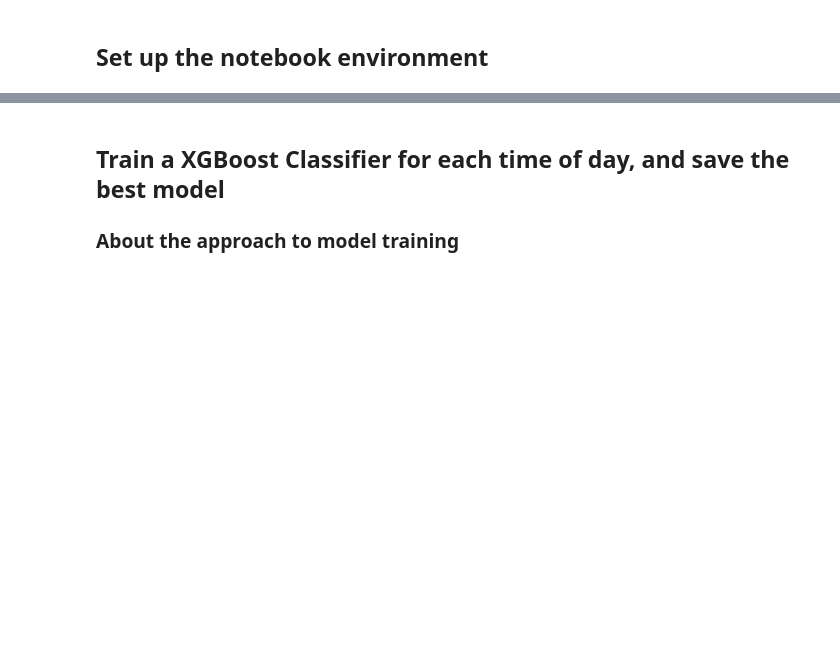
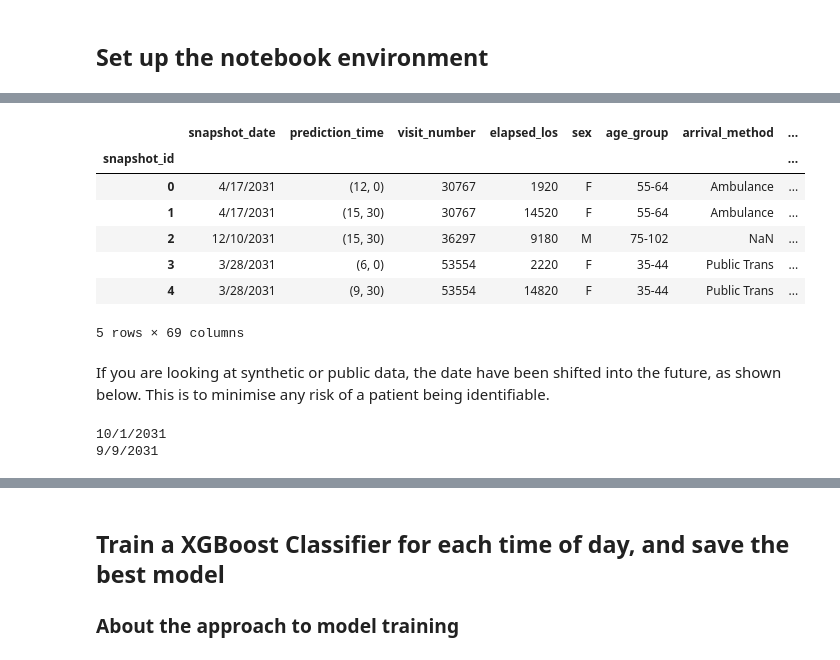
Before and after one commit to zmek/patientflow, a Jupyter notebook: notebooks/4a_Predict_probability_of_admission_from_ED.ipynb, the cells around one changed output, grey strips where cells are left out. Drawn from its saved outputs; the diff is of its cells as text; code cells hidden in the pictures; blank space fills up the shorter version.

```diff
--- a/notebooks/4a_Predict_probability_of_admission_from_ED.ipynb
+++ b/notebooks/4a_Predict_probability_of_admission_from_ED.ipynb
@@ -227,0 +59,20 @@ Name: count, Length: 50444, dtype: int64
+# %%
+ed_visits.head()
+# %% [output]
+|  | snapshot_date | prediction_time | visit_number | elapsed_los | sex | age_group | arrival_method | ... |
+| snapshot_id |  |  |  |  |  |  |  | ... |
+| 0 | 4/17/2031 | (12, 0) | 30767 | 1920 | F | 55-64 | Ambulance | ... |
+| 1 | 4/17/2031 | (15, 30) | 30767 | 14520 | F | 55-64 | Ambulance | ... |
+| 2 | 12/10/2031 | (15, 30) | 36297 | 9180 | M | 75-102 | NaN | ... |
+| 3 | 3/28/2031 | (6, 0) | 53554 | 2220 | F | 35-44 | Public Trans | ... |
+| 4 | 3/28/2031 | (9, 30) | 53554 | 14820 | F | 35-44 | Public Trans | ... |
+5 rows × 69 columns
+# %% [markdown]
+If you are looking at synthetic or public data, the date have been shifted into the future, as shown below. This is to minimise any risk of a patient being identifiable.
+# %%
+# print start and end dates
+print(ed_visits.snapshot_date.min())
+print(ed_visits.snapshot_date.max())
+# %% [output]
+10/1/2031
+9/9/2031
```
Also changed, not shown: parts of 83 cells of this notebook, 18 other files.
